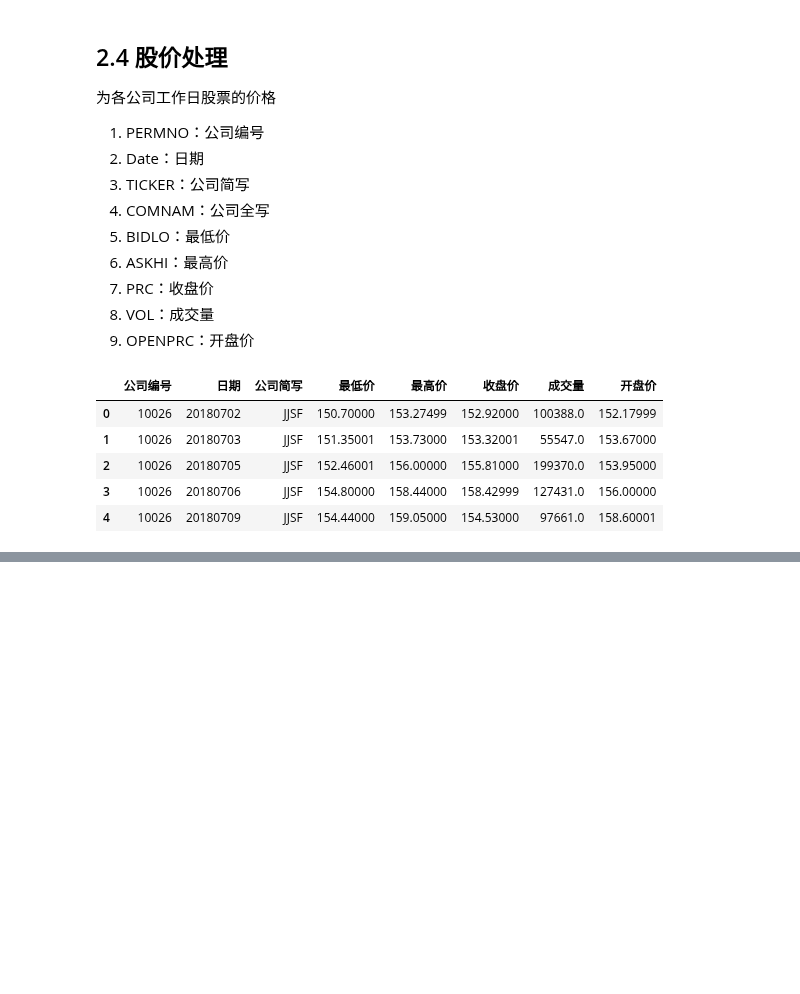
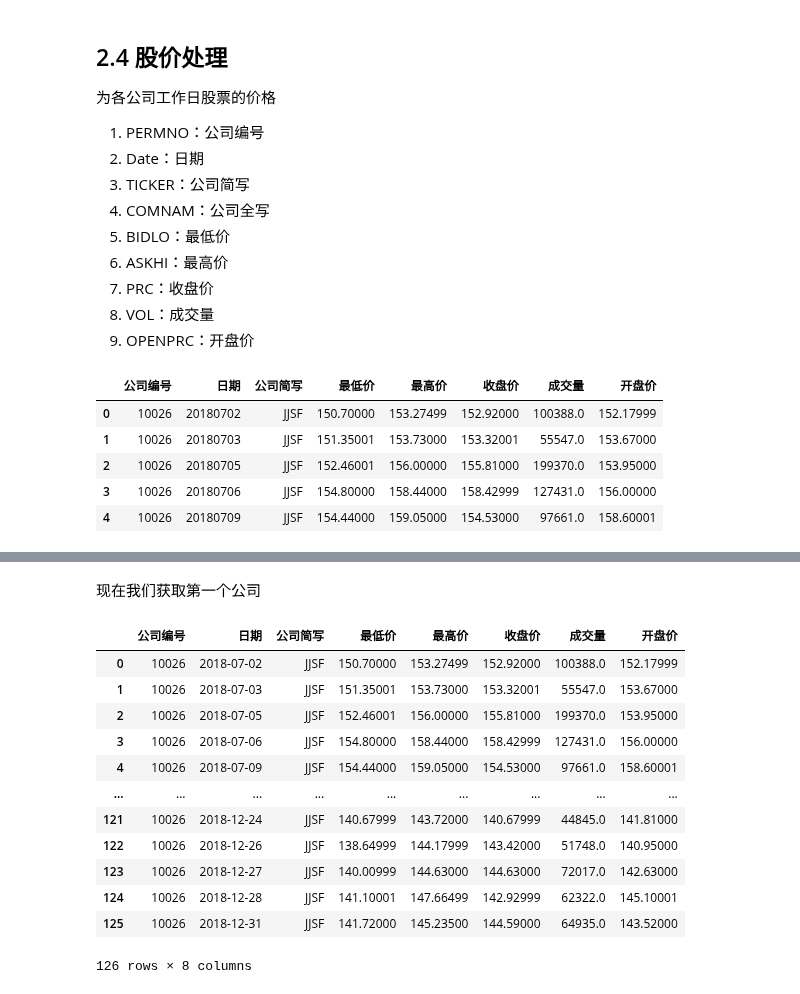
Before and after one commit to easternDay/Stock-forecast, a Jupyter notebook: 一班-1825101045-杨祉.ipynb, the cells around one changed output, grey strips where cells are left out. Drawn from its saved outputs; the diff is of its cells as text; code cells hidden in the pictures; blank space fills up the shorter version.

```diff
--- a/一班-1825101045-杨祉.ipynb
+++ b/一班-1825101045-杨祉.ipynb
@@ -338,0 +381,25 @@ Stock_data.head()
+# %% [markdown]
+现在我们获取第一个公司
+# %%
+# 所有公司编号
+Company_num = list(dict(StockData.groups).keys())
+
+the_first_company = Company_num[0]
+
+Company1 = Stock_data[Stock_data["公司编号"] == the_first_company]
+
+Company1
+# %% [output]
+|  | 公司编号 | 日期 | 公司简写 | 最低价 | 最高价 | 收盘价 | 成交量 | 开盘价 |
+| 0 | 10026 | 2018-07-02 | JJSF | 150.70000 | 153.27499 | 152.92000 | 100388.0 | 152.17999 |
+| 1 | 10026 | 2018-07-03 | JJSF | 151.35001 | 153.73000 | 153.32001 | 55547.0 | 153.67000 |
+| 2 | 10026 | 2018-07-05 | JJSF | 152.46001 | 156.00000 | 155.81000 | 199370.0 | 153.95000 |
+| 3 | 10026 | 2018-07-06 | JJSF | 154.80000 | 158.44000 | 158.42999 | 127431.0 | 156.00000 |
+| 4 | 10026 | 2018-07-09 | JJSF | 154.44000 | 159.05000 | 154.53000 | 97661.0 | 158.60001 |
+| ... | ... | ... | ... | ... | ... | ... | ... | ... |
+| 121 | 10026 | 2018-12-24 | JJSF | 140.67999 | 143.72000 | 140.67999 | 44845.0 | 141.81000 |
+| 122 | 10026 | 2018-12-26 | JJSF | 138.64999 | 144.17999 | 143.42000 | 51748.0 | 140.95000 |
+| 123 | 10026 | 2018-12-27 | JJSF | 140.00999 | 144.63000 | 144.63000 | 72017.0 | 142.63000 |
+| 124 | 10026 | 2018-12-28 | JJSF | 141.10001 | 147.66499 | 142.92999 | 62322.0 | 145.10001 |
+| 125 | 10026 | 2018-12-31 | JJSF | 141.72000 | 145.23500 | 144.59000 | 64935.0 | 143.52000 |
+126 rows × 8 columns
```
Also changed, not shown: parts of 9 cells of this notebook, 1 other file.
